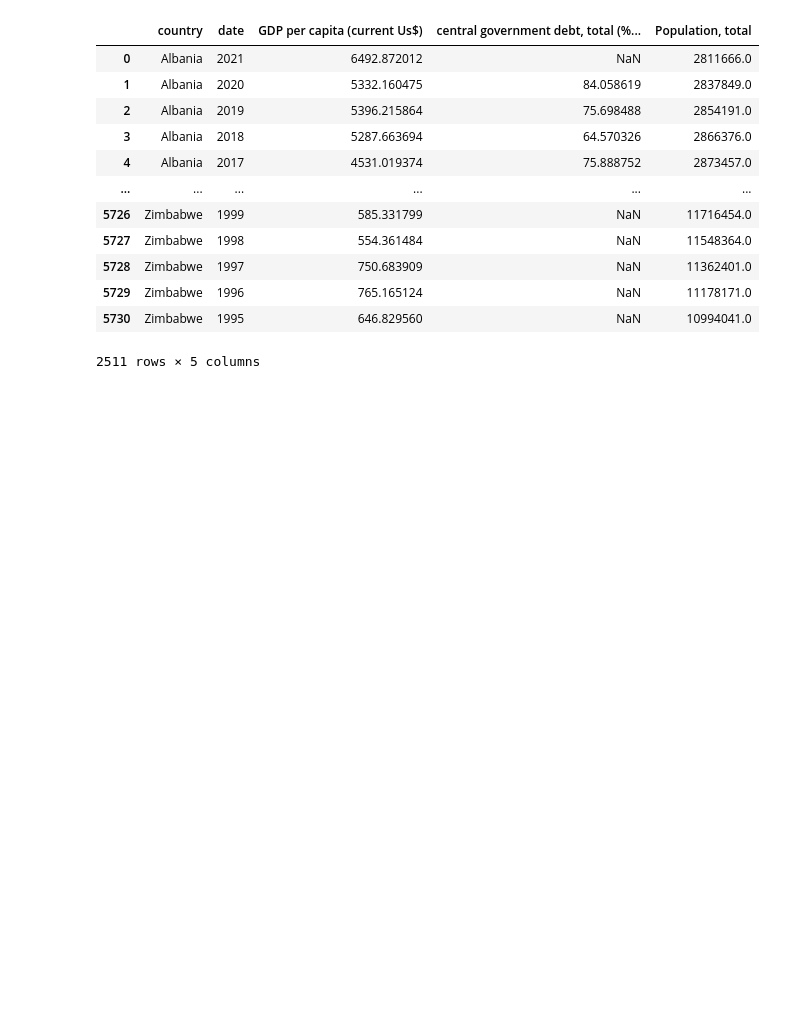
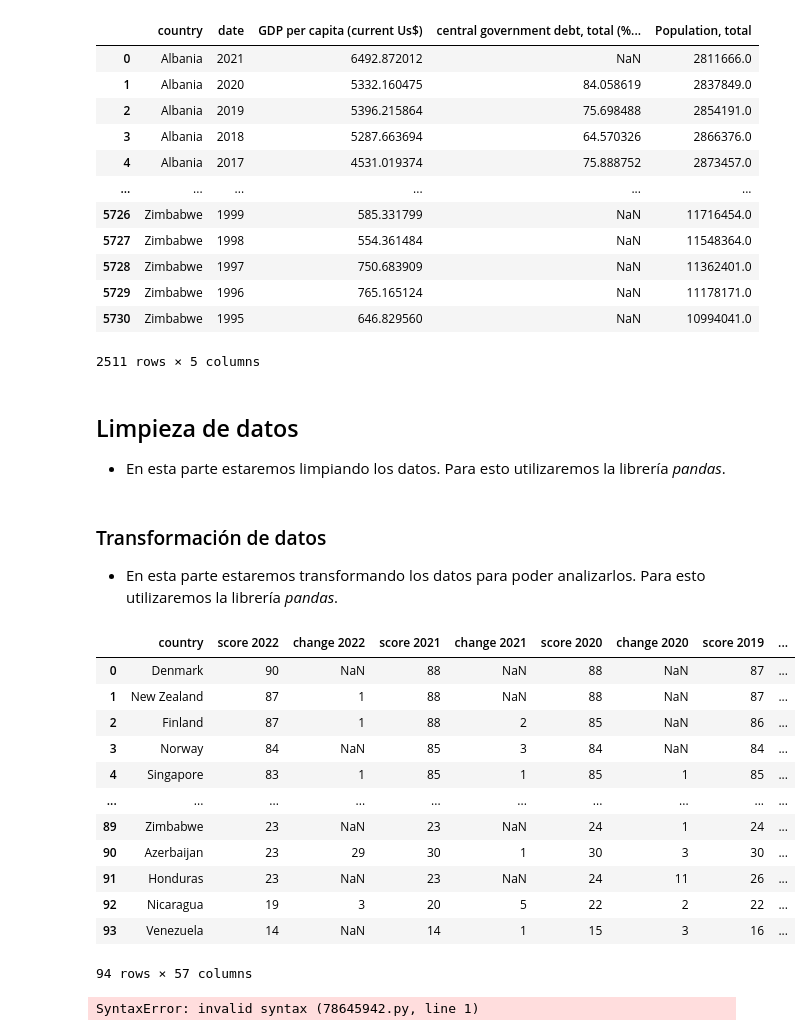
Before and after one commit to ouslan/estadisticas, a Jupyter notebook: clase.ipynb, the cells around one changed output. Cells and saved outputs as stored; diff of their text form; code cells hidden in the pictures; blank space fills up the shorter version.

```diff
--- a/clase.ipynb
+++ b/clase.ipynb
@@ -108,6 +226,32 @@ df_wb
 | 5729 | Zimbabwe | 1996 | 765.165124 | NaN | 11178171.0 |
 | 5730 | Zimbabwe | 1995 | 646.829560 | NaN | 10994041.0 |
 2511 rows × 5 columns
+# %% [markdown]
+## Limpieza de datos
+- En esta parte estaremos limpiando los datos. Para esto utilizaremos la librería *pandas*.
+# %% [markdown]
+### Transformación de datos
+- En esta parte estaremos transformando los datos para poder analizarlos. Para esto utilizaremos la librería *pandas*.
+# %%
+df
+# %% [output]
+|  | country | score 2022 | change 2022 | score 2021 | change 2021 | score 2020 | change 2020 | score 2019 | ... |
+| 0 | Denmark | 90 | NaN | 88 | NaN | 88 | NaN | 87 | ... |
+| 1 | New Zealand | 87 | 1 | 88 | NaN | 88 | NaN | 87 | ... |
+| 2 | Finland | 87 | 1 | 88 | 2 | 85 | NaN | 86 | ... |
+| 3 | Norway | 84 | NaN | 85 | 3 | 84 | NaN | 84 | ... |
+| 4 | Singapore | 83 | 1 | 85 | 1 | 85 | 1 | 85 | ... |
+| ... | ... | ... | ... | ... | ... | ... | ... | ... | ... |
+| 89 | Zimbabwe | 23 | NaN | 23 | NaN | 24 | 1 | 24 | ... |
+| 90 | Azerbaijan | 23 | 29 | 30 | 1 | 30 | 3 | 30 | ... |
+| 91 | Honduras | 23 | NaN | 23 | NaN | 24 | 11 | 26 | ... |
+| 92 | Nicaragua | 19 | 3 | 20 | 5 | 22 | 2 | 22 | ... |
+| 93 | Venezuela | 14 | NaN | 14 | 1 | 15 | 3 | 16 | ... |
+94 rows × 57 columns
+# %%
+<img src="https://4.bp.blogspot.com/-yjiXb3T8_wU/VICabPkT3QI/AAAAAAAAAnU/CF45lJVDzG4/s1600/Capture.JPG" width="500"/>
+# %% [output]
+SyntaxError: invalid syntax (78645942.py, line 1)
 # %%
 # Transpose cpi data
 df_cpi = df.melt(id_vars=['country','ISO3'], var_name='date', value_name='CPI')
```
Also changed, not shown: parts of 17 cells of this notebook, 2 other files.
